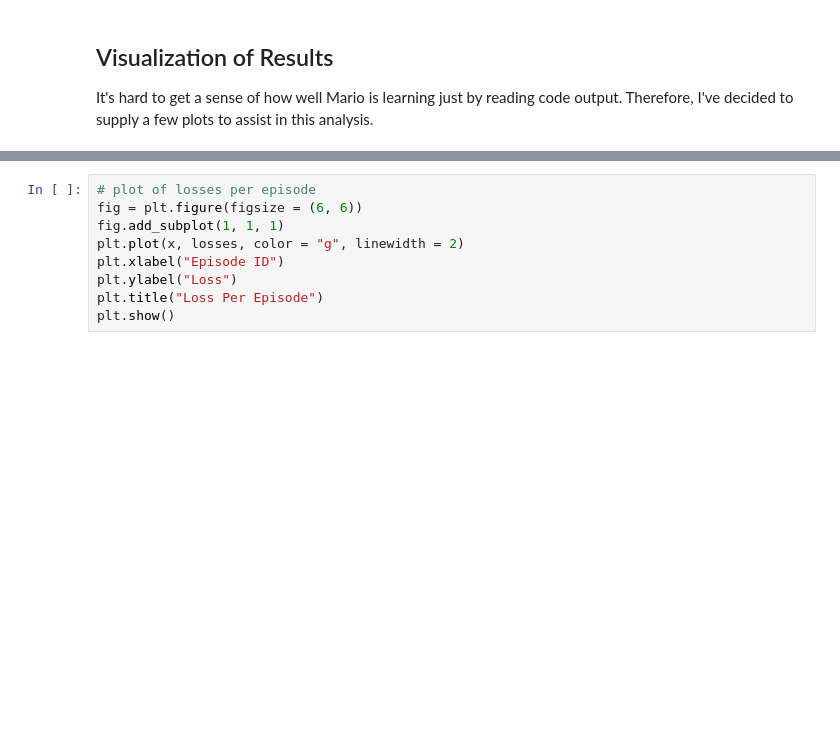
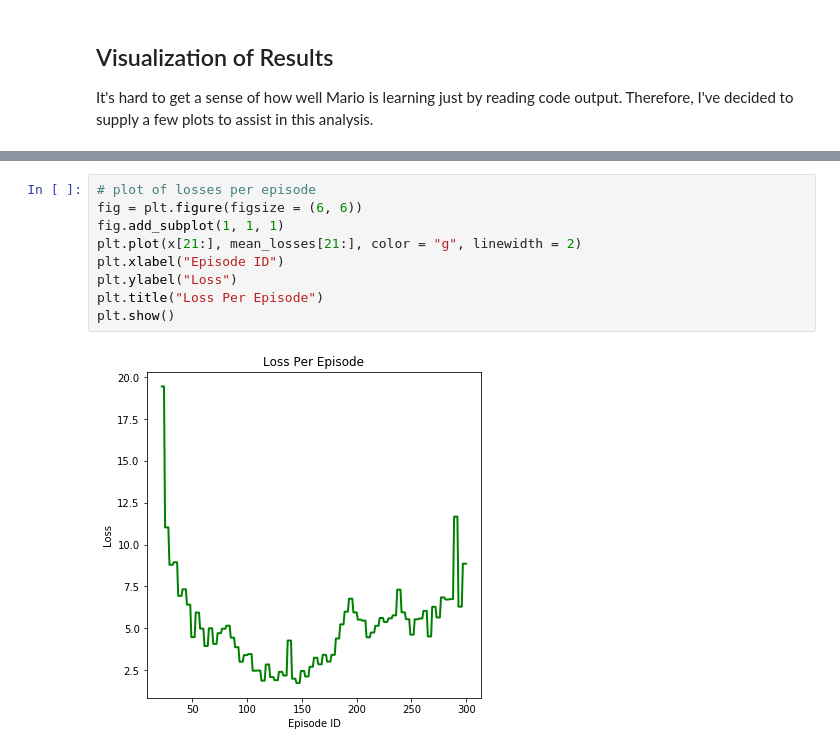
Before and after one commit to skolins3651/SuperMarioBot-AML-Project, a Jupyter notebook: SuperMarioBot_5xConv_AVstream_sk3651.ipynb, the cells around one changed output, grey strips where cells are left out. Drawn from its saved outputs; the diff is of its cells as text; blank space fills up the shorter version.

```diff
--- a/SuperMarioBot_5xConv_AVstream_sk3651.ipynb
+++ b/SuperMarioBot_5xConv_AVstream_sk3651.ipynb
@@ -624,9 +640,11 @@ plt.show()
 # %%
 # plot of losses per episode
 fig = plt.figure(figsize = (6, 6))
 fig.add_subplot(1, 1, 1)
-plt.plot(x, losses, color = "g", linewidth = 2)
+plt.plot(x[21:], mean_losses[21:], color = "g", linewidth = 2)
 plt.xlabel("Episode ID")
 plt.ylabel("Loss")
 plt.title("Loss Per Episode")
 plt.show()
+# %% [output]
+[figure, added]
```
Also changed, not shown: parts of 16 cells of this notebook.
